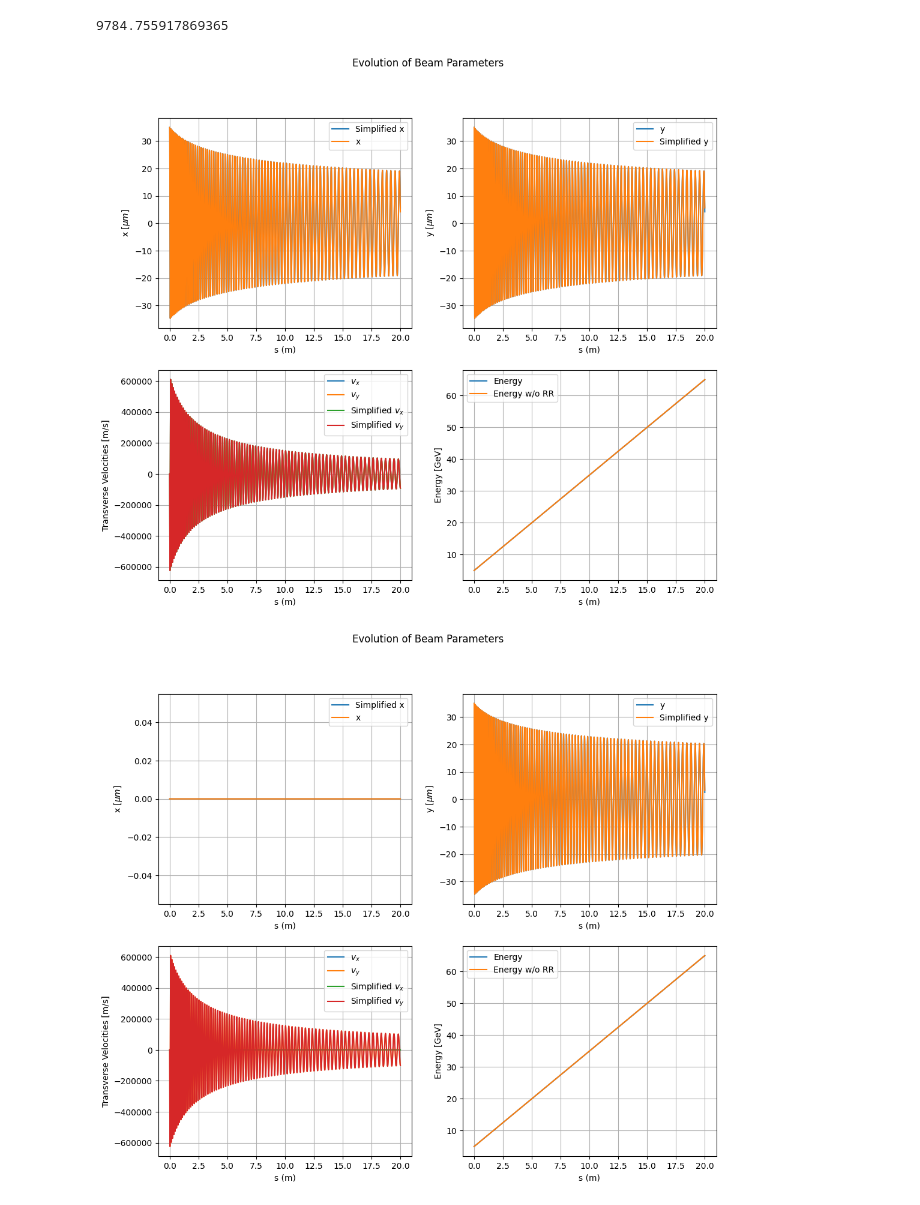
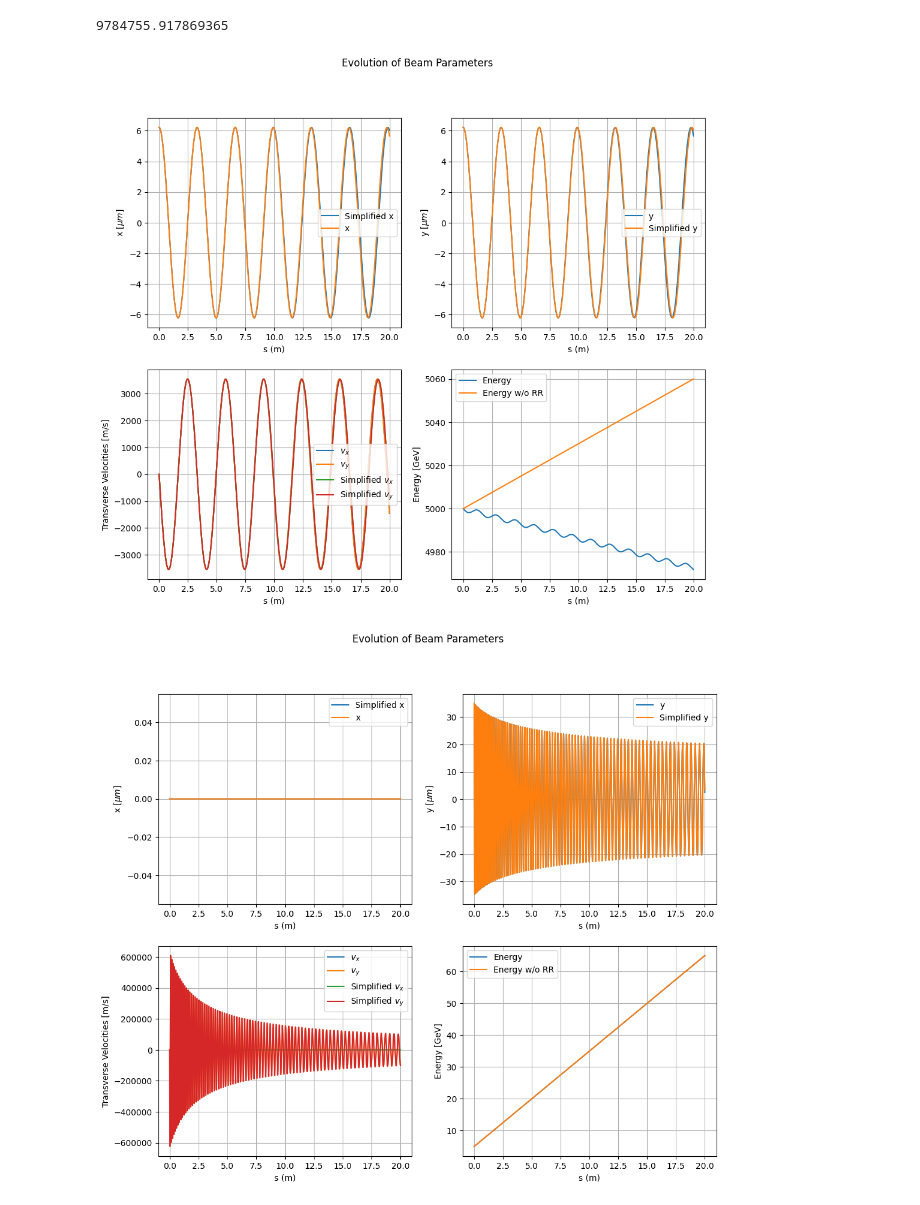
Before and after one commit to Knallvik/Master, a Jupyter notebook: Single_patricle_simulations/Beta_sim.ipynb, the cells around one changed output. Cells and saved outputs as stored; diff of their text form; code cells hidden in the pictures.

```diff
--- a/Single_patricle_simulations/Beta_sim.ipynb
+++ b/Single_patricle_simulations/Beta_sim.ipynb
@@ -8,7 +8,7 @@ from scipy.integrate import solve_ivp
 %autoreload 2
 # %%
 #SI.constants
-Energy = 5
+Energy = 5000
 Ee = Energy * 1e9*SI.e
 e = SI.e
 me = SI.m_e
@@ -50,10 +50,10 @@ actual = 'actual'
 directory = f''
 save = False
 # %% [output]
-9784.755917869365
+9784755.917869365
 # %%
 T = L_plasma/SI.c
-n_per_beta = 20000
+n_per_beta = 400
 n = round(L_plasma/lambda_beta * n_per_beta)
 t, dt = np.linspace(0,T,n, retstep = True)
 t_span = (0,T)
@@ -235,20 +235,21 @@ def plot_oscillations(func, normal_func, sysinit, t_span, t_eval, rx, ry, phi, d
 # %%
 x0 = 3*sig_x# m
 y0 = 3*sig_x # m
 x_dot0 = 0 # m/s
 y_dot0 = 0 # m/s
 
 sysinit2dx = np.array([x0, x_dot0, y0, y_dot0, gamma0, z0, SI.c])
 
 xs, zs, Es, fig, P, total_energy_change, s = plot_oscillations(func = oscillator2d, normal_func = normal_oscillator,\
                                           sysinit = sysinit2dx, \
                                           t_span = t_span, t_eval = t,\
                                           rx = x0, ry = y0, phi = 0, delta =0)
 if save:
-    name = directory + f'{Energy}_GeV_single_particle_simulation_only_x_gamma_{actual}.png'
-    fig.savefig(name)
+    pass
+name = directory + f'{Energy}_GeV_single_particle_simulation_xy_in_phase.png'
+fig.savefig(name)
 # %% [output]
-[figure, old version]
+[figure, new version]
 # %%
 x0 = 0 # m
 y0 = 3*sig_x  # m
```
Also changed, not shown: 7 other files.
